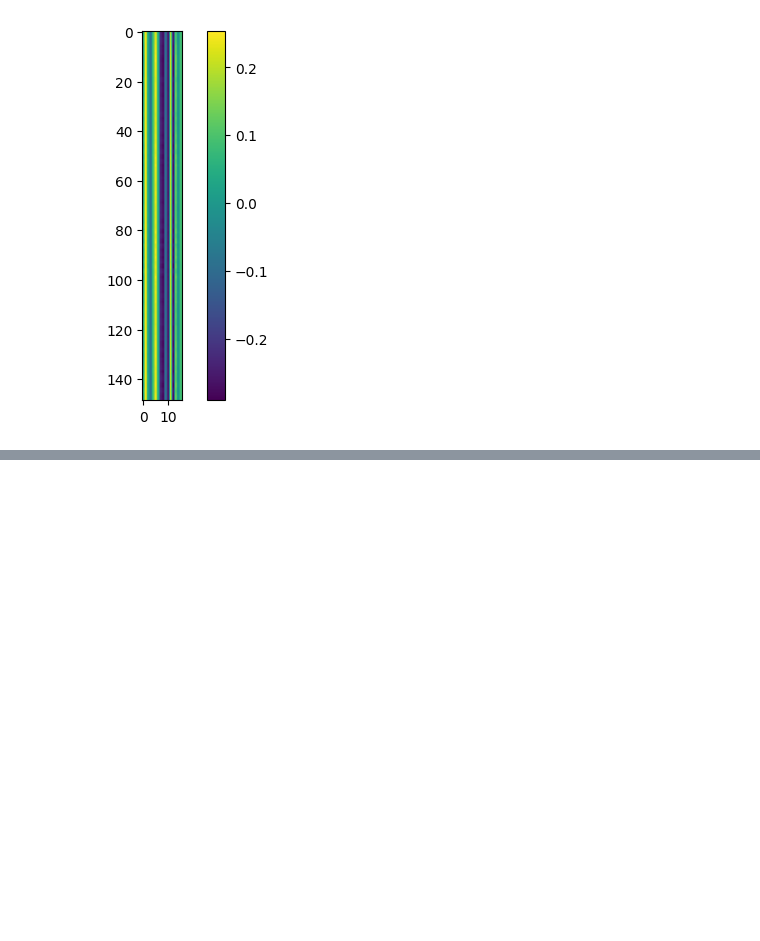
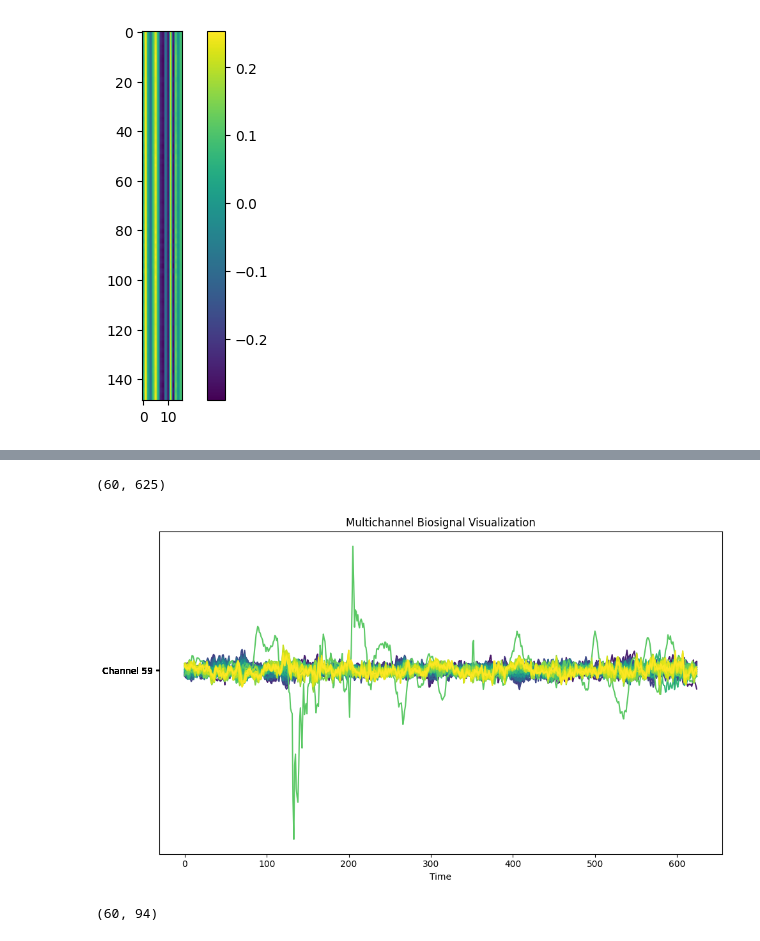
Before and after one commit to soul-M-42/Covariance_EEG_Emotion, a Jupyter notebook: vis_tool.ipynb, the cells around one changed output, grey strips where cells are left out. Drawn from its saved outputs; the diff is of its cells as text; code cells hidden in the pictures; blank space fills up the shorter version.

```diff
--- a/vis_tool.ipynb
+++ b/vis_tool.ipynb
@@ -136,0 +216,18 @@ show_data(data_show[8])
+# %%
+import numpy as np
+data = np.load('./visualize/data_before_project.npy')
+data_show = data[0][0]
+print(data_show.shape)
+plt.figure(figsize=(10, 6))
+plot_multichannel_data(data_show, spacing=0)
+plt.title('Multichannel Biosignal Visualization')
+plt.tight_layout()
+plt.show()
+# %% [output]
+(60, 625)
+[figure, added]
+# %%
+pro_mat = np.load('./visualize/project_matrix.npy')
+pro_mat.shape
+# %% [output]
+(60, 94)
```
Also changed, not shown: parts of 9 cells of this notebook, 5 other files.
